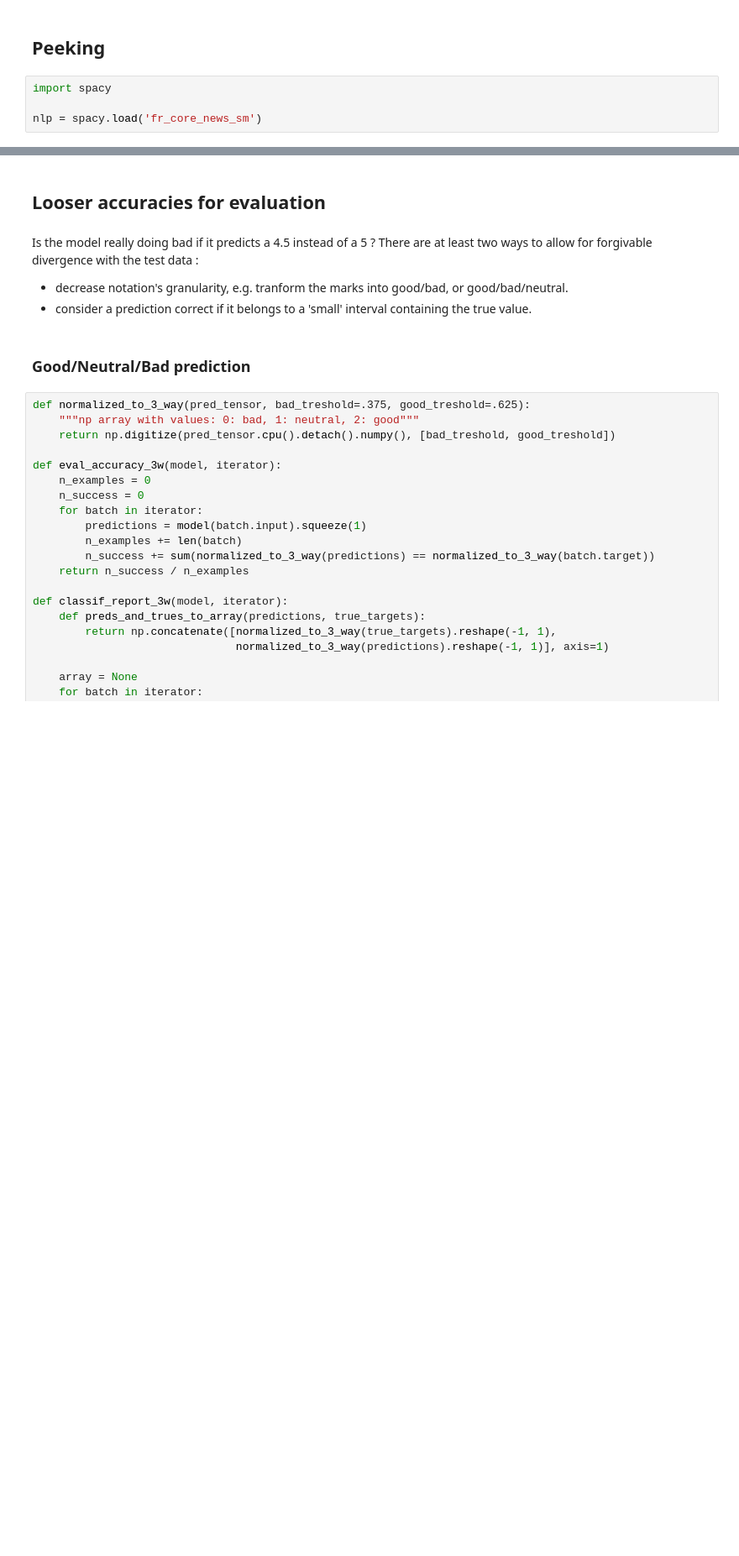
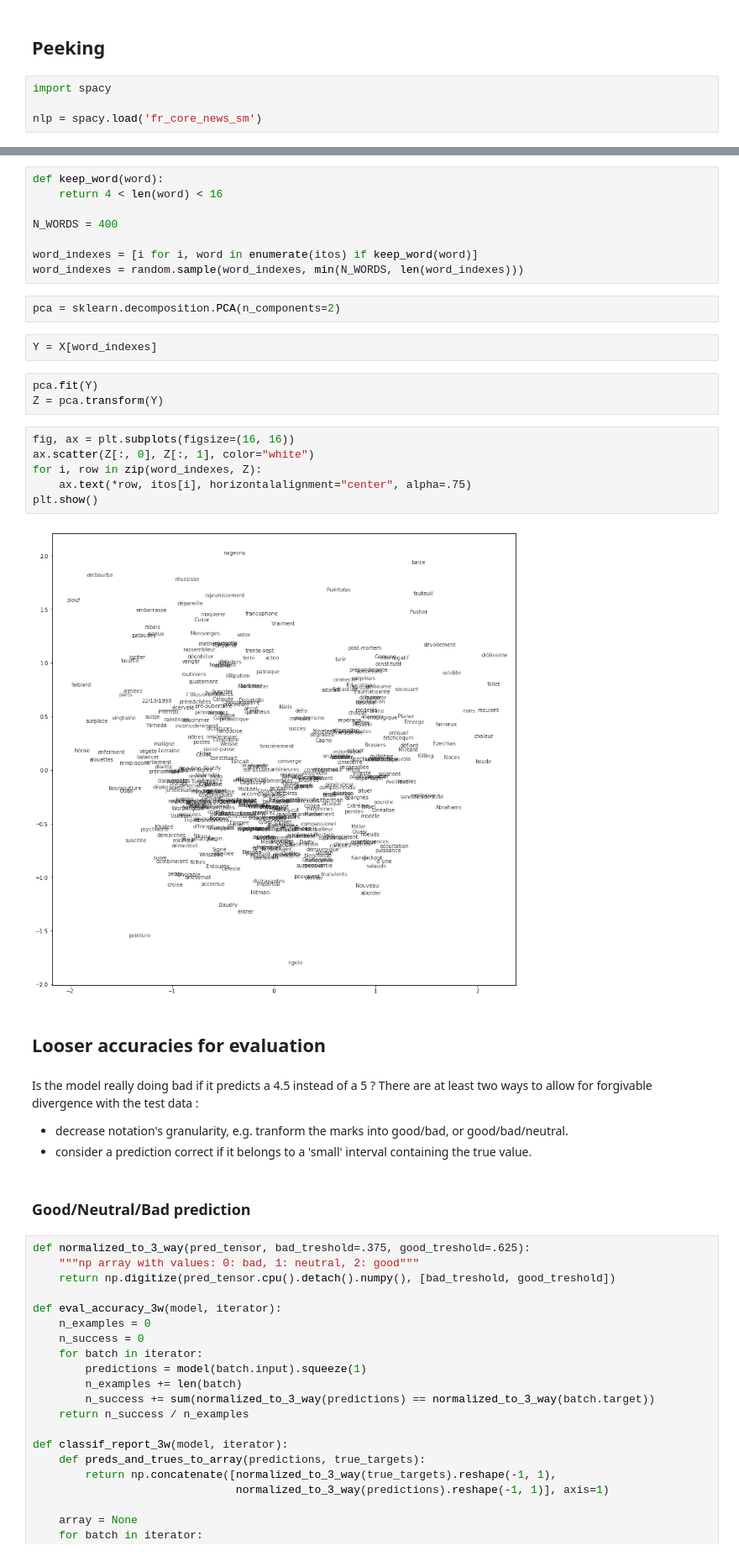
Before and after one commit to chillax9000/mltrain, a Jupyter notebook: notebooks/cine_fr/sentiment_analysis.ipynb, the cells around one changed output, grey strips where cells are left out. Shown at 84% size. Saved outputs shown, nothing was run; the diff lists cells and outputs as text; blank space fills up the shorter version.

```diff
--- a/notebooks/cine_fr/sentiment_analysis.ipynb
+++ b/notebooks/cine_fr/sentiment_analysis.ipynb
@@ -436,3 +489,26 @@ len(diff)
+# %%
+def keep_word(word):
+    return 4 < len(word) < 16
+
+N_WORDS = 400
+
+word_indexes = [i for i, word in enumerate(itos) if keep_word(word)]
+word_indexes = random.sample(word_indexes, min(N_WORDS, len(word_indexes)))
+# %%
+pca = sklearn.decomposition.PCA(n_components=2)
+# %%
+Y = X[word_indexes]
+# %%
+pca.fit(Y)
+Z = pca.transform(Y)
+# %%
+fig, ax = plt.subplots(figsize=(16, 16))
+ax.scatter(Z[:, 0], Z[:, 1], color="white")
+for i, row in zip(word_indexes, Z):
+    ax.text(*row, itos[i], horizontalalignment="center", alpha=.75)
+plt.show()
+# %% [output]
+[figure, added]
 # %% [markdown]
 ## Looser accuracies for evaluation
 # %% [markdown]
```
Also changed, not shown: parts of 36 cells of this notebook.
